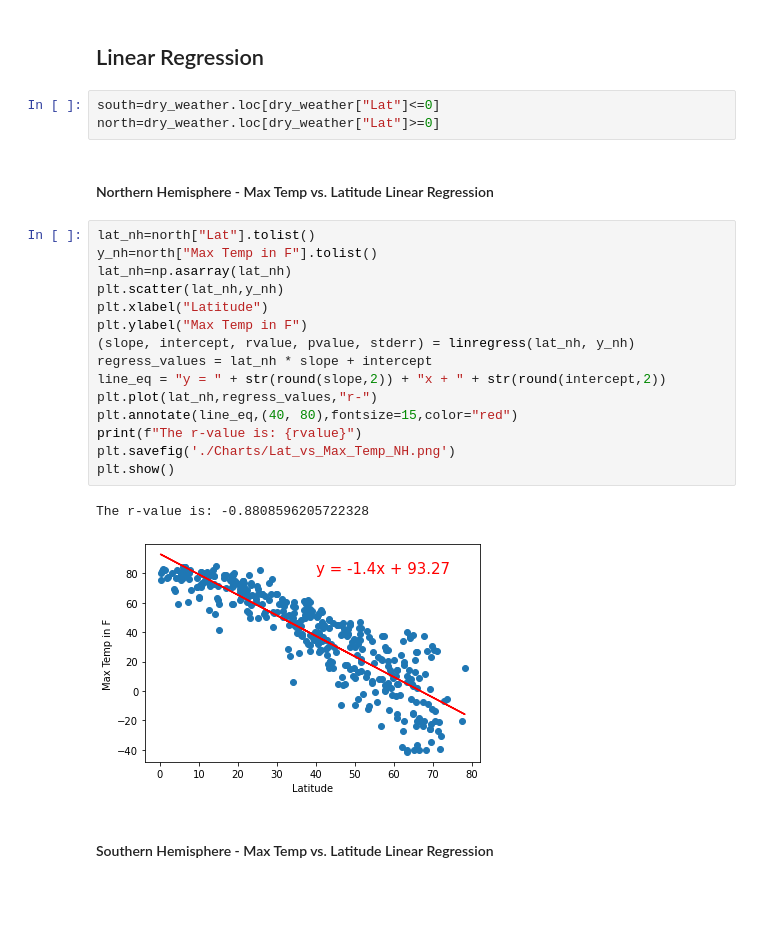
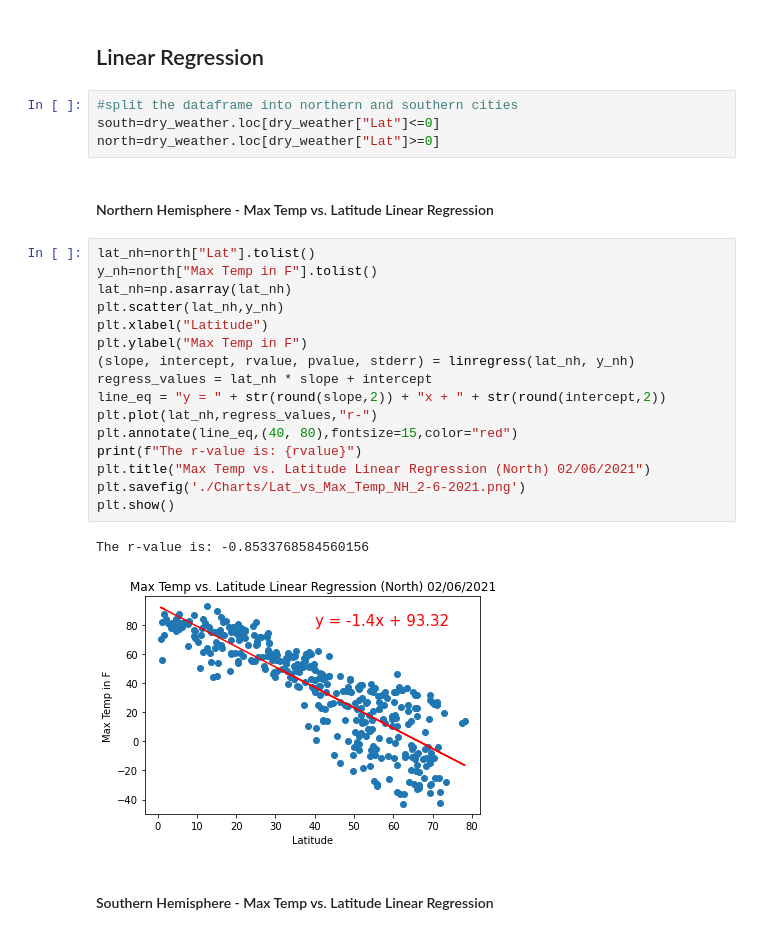
Before and after one commit to Crazyspaceman-hd/Weather_API_project, a Jupyter notebook: WeatherPy/WeatherPy.ipynb, the cells around one changed output. Drawn from its saved outputs; the diff is of its cells as text; blank space fills up the shorter version.

```diff
--- a/WeatherPy/WeatherPy.ipynb
+++ b/WeatherPy/WeatherPy.ipynb
@@ -250,6 +236,7 @@ plt.savefig('./Charts/Lat_vs_Wind_Speed.png')
 # %% [markdown]
 ## Linear Regression
 # %%
+#split the dataframe into northern and southern cities
 south=dry_weather.loc[dry_weather["Lat"]<=0]
 north=dry_weather.loc[dry_weather["Lat"]>=0]
 # %% [markdown]
@@ -257,21 +244,22 @@ north=dry_weather.loc[dry_weather["Lat"]>=0]
 # %%
 lat_nh=north["Lat"].tolist()
 y_nh=north["Max Temp in F"].tolist()
 lat_nh=np.asarray(lat_nh)
 plt.scatter(lat_nh,y_nh)
 plt.xlabel("Latitude")
 plt.ylabel("Max Temp in F")
 (slope, intercept, rvalue, pvalue, stderr) = linregress(lat_nh, y_nh)
 regress_values = lat_nh * slope + intercept
 line_eq = "y = " + str(round(slope,2)) + "x + " + str(round(intercept,2))
 plt.plot(lat_nh,regress_values,"r-")
 plt.annotate(line_eq,(40, 80),fontsize=15,color="red")
 print(f"The r-value is: {rvalue}")
-plt.savefig('./Charts/Lat_vs_Max_Temp_NH.png')
+plt.title("Max Temp vs. Latitude Linear Regression (North) 02/06/2021")
+plt.savefig('./Charts/Lat_vs_Max_Temp_NH_2-6-2021.png')
 plt.show()
 # %% [output]
-The r-value is: -0.8808596205722328
+The r-value is: -0.8533768584560156
-[figure, old version]
+[figure, new version]
 # %% [markdown]
 ####  Southern Hemisphere - Max Temp vs. Latitude Linear Regression
 # %%
```
Also changed, not shown: parts of 33 cells of this notebook, 26 other files.
